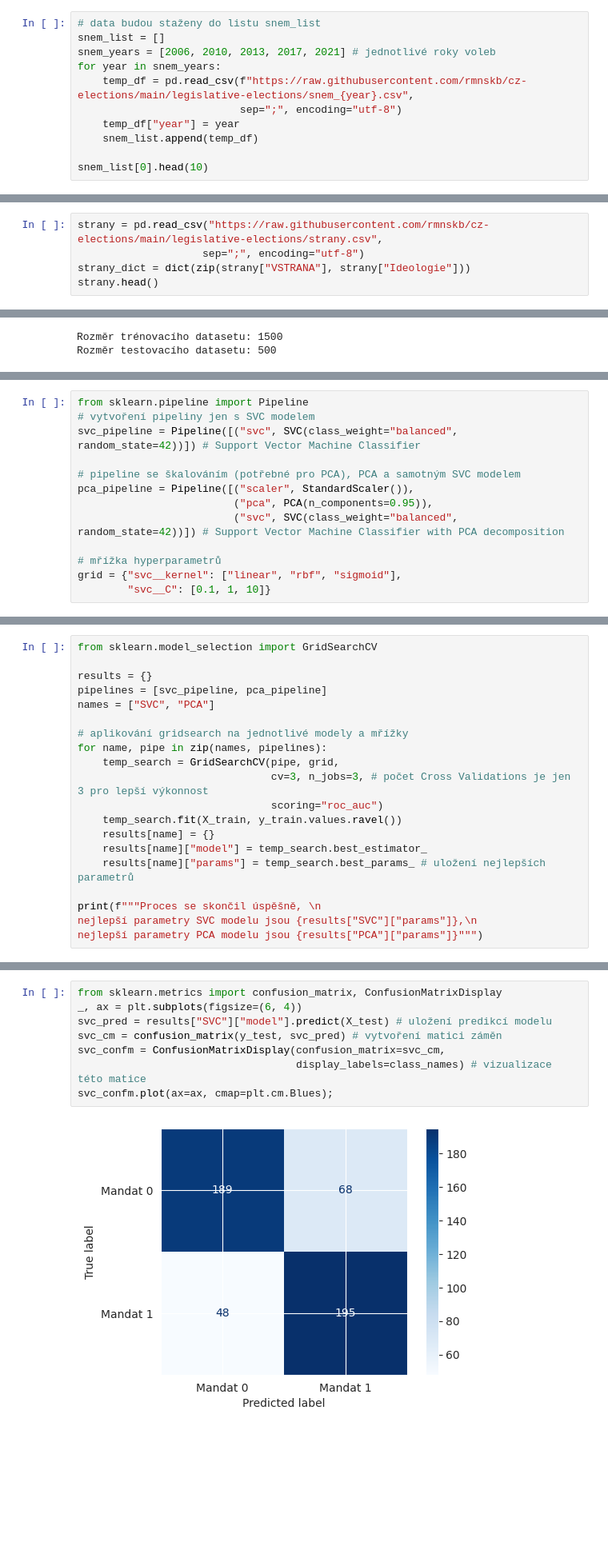
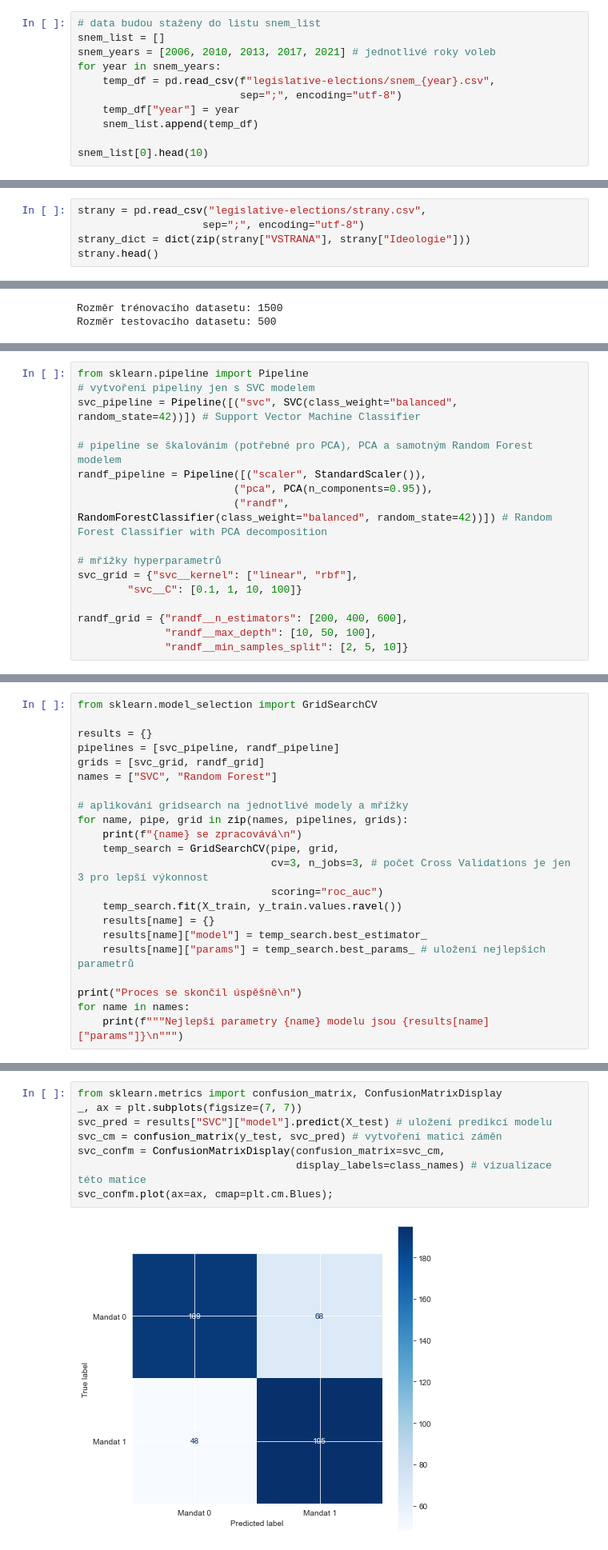
Before and after one commit to rmnskb/cz-elections, a Jupyter notebook: cz_elections_analysis.ipynb, the cells around one changed output, grey strips where cells are left out. Shown at 80% size. Saved outputs shown, nothing was run; the diff lists cells and outputs as text; blank space fills up the shorter version.

Commit message:
Random Forest model with PCA preprocessing was added

```diff
--- a/cz_elections_analysis.ipynb
+++ b/cz_elections_analysis.ipynb
@@ -111,7 +111,7 @@ Popis některých ze sloupců, které budou v koncovém souboru:
 snem_list = []
 snem_years = [2006, 2010, 2013, 2017, 2021] # jednotlivé roky voleb
 for year in snem_years:
-    temp_df = pd.read_csv(f"https://raw.githubusercontent.com/rmnskb/cz-elections/main/legislative-elections/snem_{year}.csv",
+    temp_df = pd.read_csv(f"legislative-elections/snem_{year}.csv",
                           sep=";", encoding="utf-8")
     temp_df["year"] = year
     snem_list.append(temp_df)
@@ -133,7 +133,7 @@ snem_list[0].head(10)
 # %% [markdown]
 Následující dataframe obsahuje data o stranách, které se zúčastnily voleb do sněmovny v rocích 2006 - 2021. Sloupec **Ideologie** byl přidan ručně na základě veřejně dostupných informací ohledně každé strany.
 # %%
-strany = pd.read_csv("https://raw.githubusercontent.com/rmnskb/cz-elections/main/legislative-elections/strany.csv",
+strany = pd.read_csv("legislative-elections/strany.csv",
                     sep=";", encoding="utf-8")
 strany_dict = dict(zip(strany["VSTRANA"], strany["Ideologie"]))
 strany.head()
@@ -504,12 +505,16 @@ from sklearn.pipeline import Pipeline
 # vytvoření pipeliny jen s SVC modelem
 svc_pipeline = Pipeline([("svc", SVC(class_weight="balanced", random_state=42))]) # Support Vector Machine Classifier
 
-# pipeline se škalováním (potřebné pro PCA), PCA a samotným SVC modelem
-pca_pipeline = Pipeline([("scaler", StandardScaler()),
+# pipeline se škalováním (potřebné pro PCA), PCA a samotným Random Forest modelem
+randf_pipeline = Pipeline([("scaler", StandardScaler()),
                          ("pca", PCA(n_components=0.95)),
-                         ("svc", SVC(class_weight="balanced", random_state=42))]) # Support Vector Machine Classifier with PCA decomposition
+                         ("randf", RandomForestClassifier(class_weight="balanced", random_state=42))]) # Random Forest Classifier with PCA decomposition
 
-# mřížka hyperparametrů
-grid = {"svc__kernel": ["linear", "rbf", "sigmoid"],
-        "svc__C": [0.1, 1, 10]}
+# mřížky hyperparametrů
+svc_grid = {"svc__kernel": ["linear", "rbf"],
+        "svc__C": [0.1, 1, 10, 100]}
+
+randf_grid = {"randf__n_estimators": [200, 400, 600],
+              "randf__max_depth": [10, 50, 100],
+              "randf__min_samples_split": [2, 5, 10]}
 # %% [markdown]
@@ -519,11 +527,13 @@ V našem případě obyčejná přesnost může být nepostačující kvůli nev
 from sklearn.model_selection import GridSearchCV
 
 results = {}
-pipelines = [svc_pipeline, pca_pipeline]
-names = ["SVC", "PCA"]
+pipelines = [svc_pipeline, randf_pipeline]
+grids = [svc_grid, randf_grid]
+names = ["SVC", "Random Forest"]
 
 # aplikování gridsearch na jednotlivé modely a mřížky
-for name, pipe in zip(names, pipelines):
+for name, pipe, grid in zip(names, pipelines, grids):
+    print(f"{name} se zpracovává\n")
     temp_search = GridSearchCV(pipe, grid,
                                cv=3, n_jobs=3, # počet Cross Validations je jen 3 pro lepší výkonnost
                                scoring="roc_auc")
@@ -532,9 +542,9 @@ for name, pipe in zip(names, pipelines):
     results[name]["model"] = temp_search.best_estimator_
     results[name]["params"] = temp_search.best_params_ # uložení nejlepších parametrů
 
-print(f"""Proces se skončil úspěšně, \n
-nejlepší parametry SVC modelu jsou {results["SVC"]["params"]},\n
-nejlepší parametry PCA modelu jsou {results["PCA"]["params"]}""")
+print("Proces se skončil úspěšně\n")
+for name in names:
+    print(f"""Nejlepší parametry {name} modelu jsou {results[name]["params"]}\n""")
 # %% [output]
 Proces se skončil úspěšně,
 
@@ -573,11 +583,11 @@ Přesnost obou algoritmů je skoro stejná: 0.77 u SVC a 0.76 u PCA modelu. Teď
 # %%
 from sklearn.metrics import confusion_matrix, ConfusionMatrixDisplay
-_, ax = plt.subplots(figsize=(6, 4))
+_, ax = plt.subplots(figsize=(7, 7))
 svc_pred = results["SVC"]["model"].predict(X_test) # uložení predikcí modelu
 svc_cm = confusion_matrix(y_test, svc_pred) # vytvoření matici záměn
 svc_confm = ConfusionMatrixDisplay(confusion_matrix=svc_cm,
                                    display_labels=class_names) # vizualizace této matice
 svc_confm.plot(ax=ax, cmap=plt.cm.Blues);
 # %% [output]
-[figure, old version]
+[figure, new version]
 # %%
```
Also changed, not shown: parts of 23 cells of this notebook, 2 other files.
